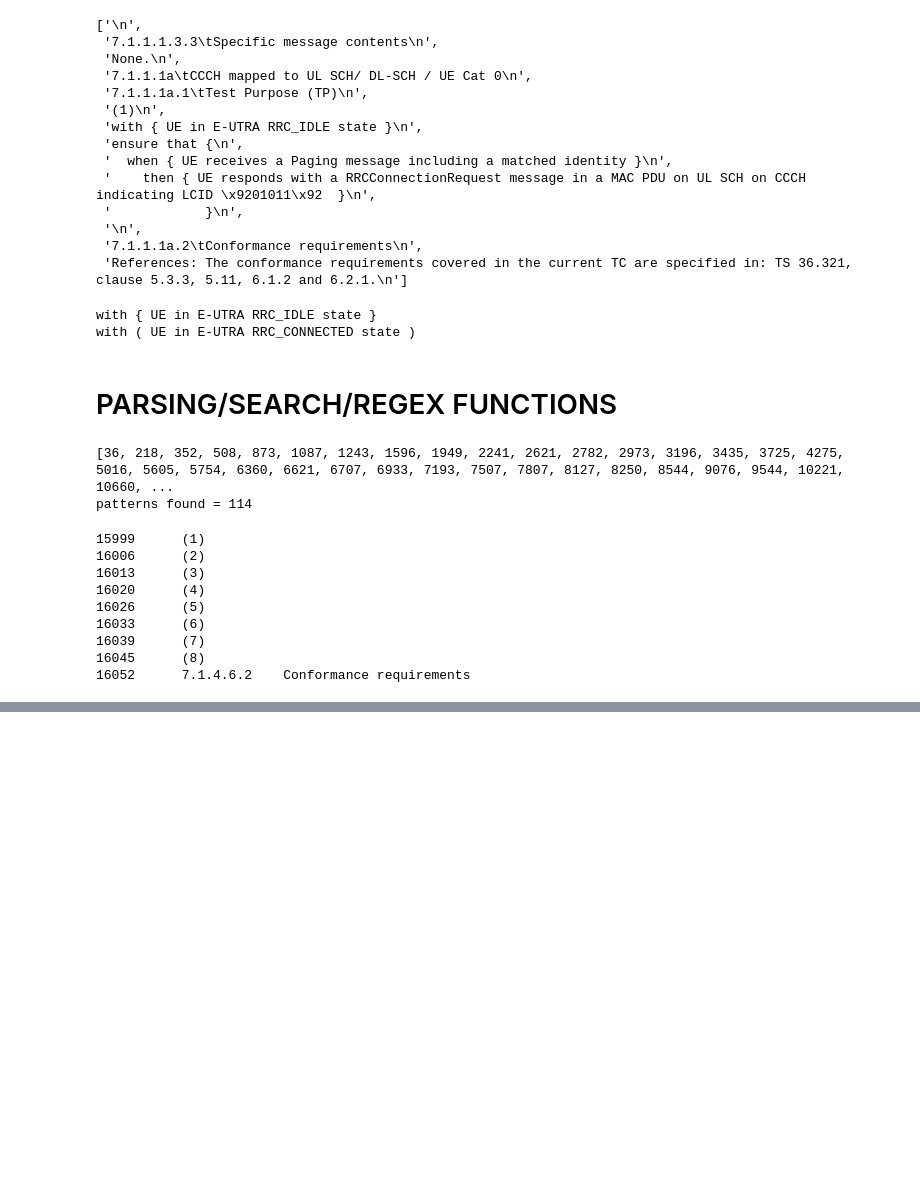
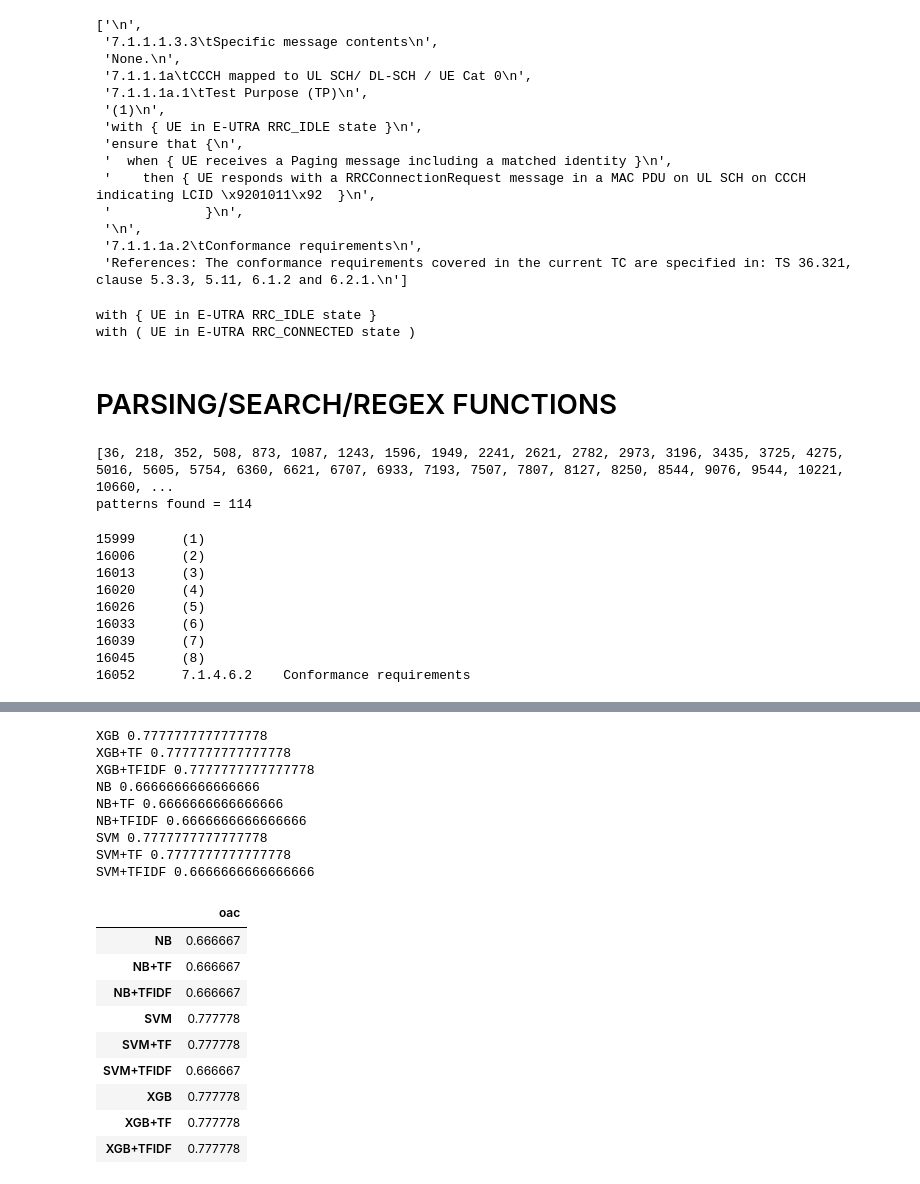
Before and after one commit to ftk1000/5G, a Jupyter notebook: parse_3gpp_v2b.ipynb, the cells around one changed output, grey strips where cells are left out. Drawn from its saved outputs; the diff is of its cells as text; code cells hidden in the pictures; blank space fills up the shorter version.

```diff
--- a/parse_3gpp_v2b.ipynb
+++ b/parse_3gpp_v2b.ipynb
@@ -276,0 +248,20 @@ df.head()
+# %%
+np.random.seed(seed=10)
+idx = np.random.permutation(d.shape[0])
+test_rows = random.sample( range(0,d.shape[0]), 3 )
+test_rows=[0,1,2]
+d_test = d.iloc[test_rows]
+d_train = d.drop(test_rows)
+
+def get_X_Y(d):
+    txt = np.array(list(d['with'])    + list(d['when'])    + list(d['then']))
+    lbl = np.array([0]*len(d['with']) + [1]*len(d['when']) + [2]*len(d['then']) )
+    return txt, lbl
+
+X_train, y_train = get_X_Y(d_train)
+X_test,  y_test  = get_X_Y(d_test)
+
+assert(len(X_train)==len(y_train))
+assert(len(X_test)==len(y_test))
+print(len(y_train))
+print(len(y_test))
@@ -276,0 +271,16 @@ df.head()
+# %%
+from sklearn.feature_extraction.text import CountVectorizer
+count_vect = CountVectorizer()
+X_train_counts = count_vect.fit_transform(X_train)   # Plain Train set
+X_test_counts  = count_vect.transform(X_test)
+# %%
+#%% XGBoost: XGB
+import xgboost as xgb
+import warnings
+warnings.filterwarnings(module='xgboost*', action='ignore', category=DeprecationWarning)
+
+xgbmodel = xgb.XGBClassifier( max_depth=1, n_estimators=1000, learning_rate=0.005 ).fit(X_train_counts, y_train)
+predicted = xgbmodel.predict(X_test_counts)
+res=np.mean(predicted == y_test)
+print(res)
+#oac_df.loc['XGB']=res
@@ -276,0 +486,23 @@ df.head()
+# %%
+oac_df = compare_classifiers_v2(X_train, y_train, X_test, y_test)
+oac_df
+# %% [output]
+XGB 0.7777777777777778
+XGB+TF 0.7777777777777778
+XGB+TFIDF 0.7777777777777778
+NB 0.6666666666666666
+NB+TF 0.6666666666666666
+NB+TFIDF 0.6666666666666666
+SVM 0.7777777777777778
+SVM+TF 0.7777777777777778
+SVM+TFIDF 0.6666666666666666
+|  | oac |
+| NB | 0.666667 |
+| NB+TF | 0.666667 |
+| NB+TFIDF | 0.666667 |
+| SVM | 0.777778 |
+| SVM+TF | 0.777778 |
+| SVM+TFIDF | 0.666667 |
+| XGB | 0.777778 |
+| XGB+TF | 0.777778 |
+| XGB+TFIDF | 0.777778 |
```
Also changed, not shown: parts of 28 cells of this notebook.
